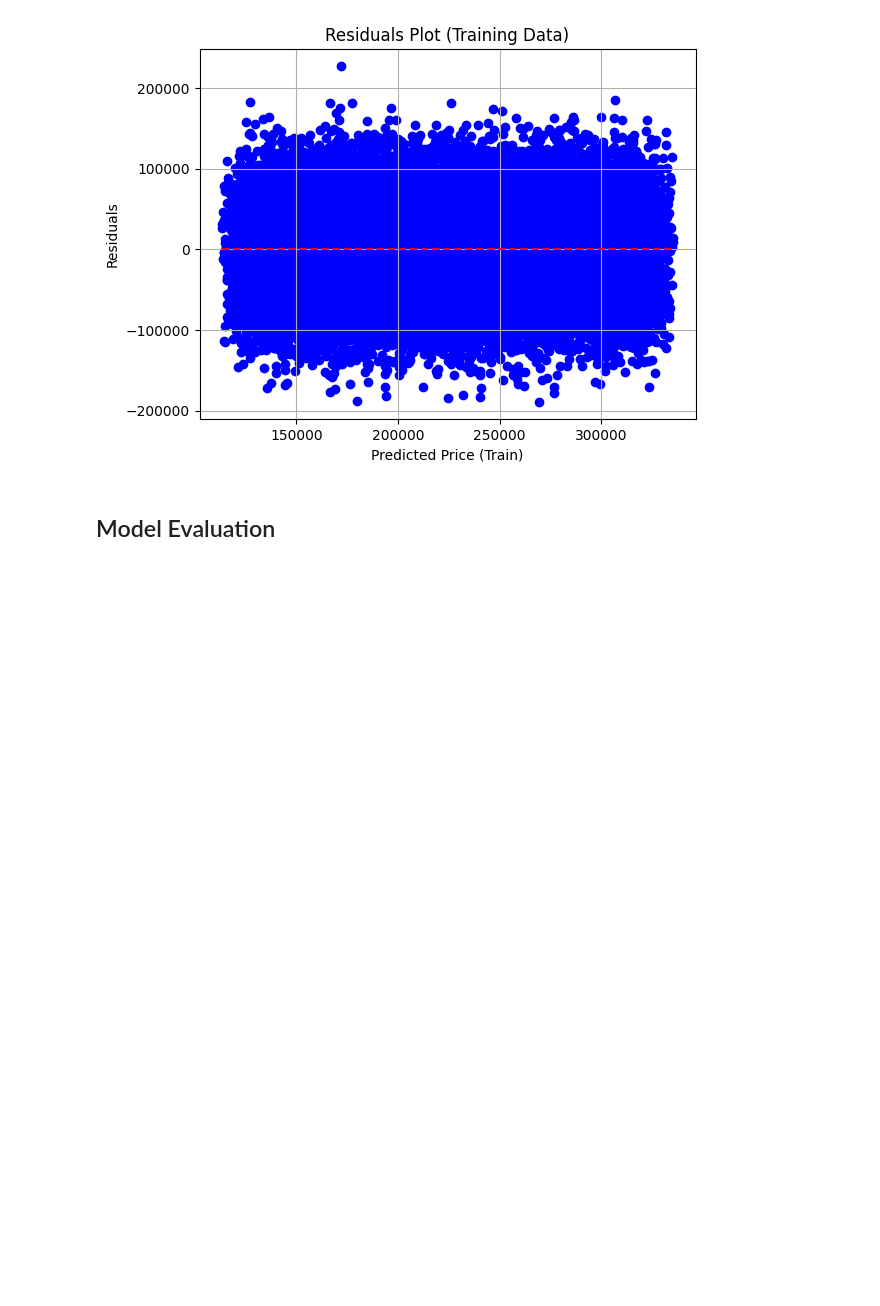
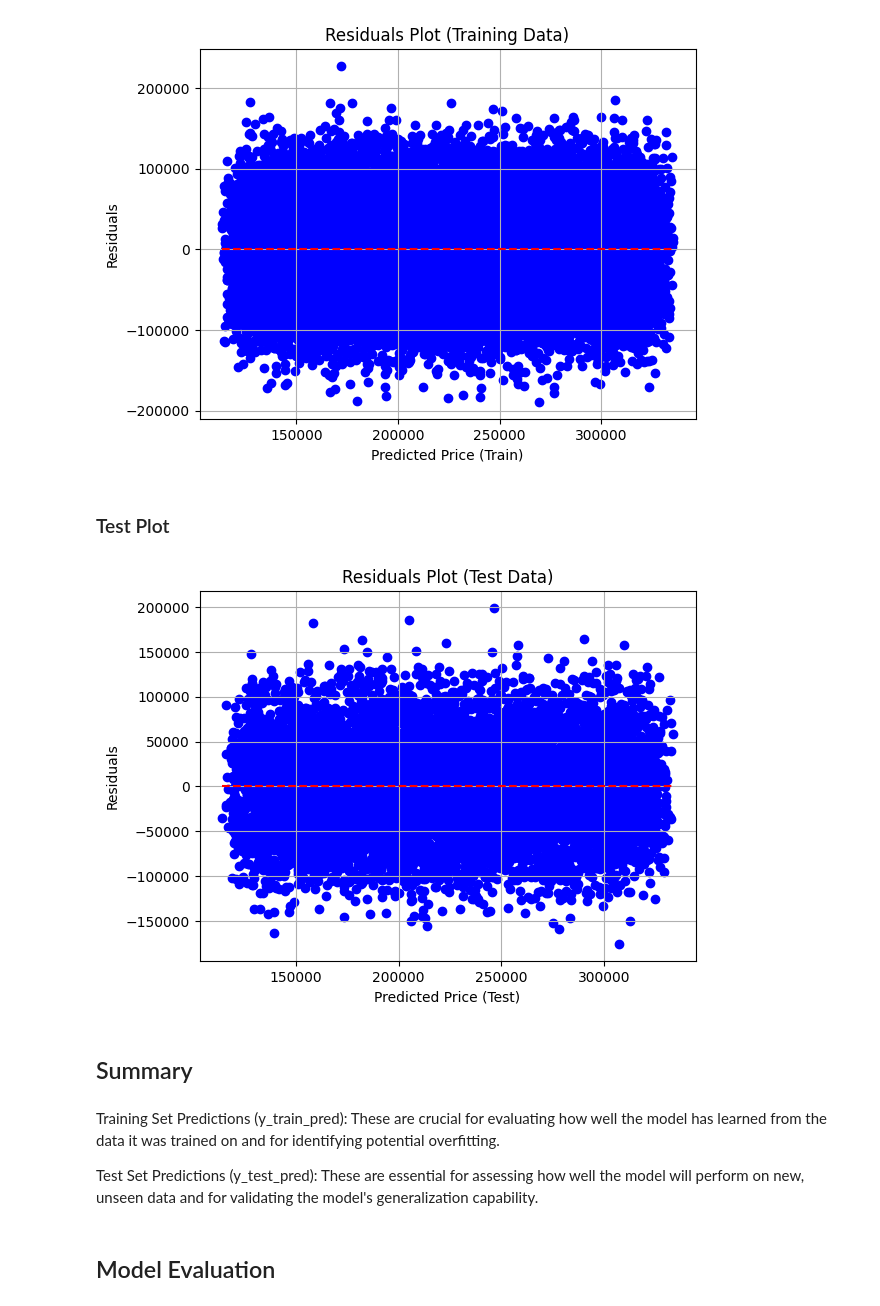
Before and after one commit to Elixirman/Flexi_Gen_AI_DS, a Jupyter notebook: LineaReg_House_Price_Prediction.ipynb, the cells around one changed output. Saved outputs shown, nothing was run; the diff lists cells and outputs as text; code cells hidden in the pictures; blank space fills up the shorter version.

```diff
--- a/LineaReg_House_Price_Prediction.ipynb
+++ b/LineaReg_House_Price_Prediction.ipynb
@@ -675,6 +725,26 @@ plt.grid(True)
 plt.show()
 # %% [output]
 [figure]
+# %% [markdown]
+### Test Plot
+# %%
+# Residuals plot for test data
+residuals_test = y_test - y_test_pred
+plt.scatter(y_test_pred, residuals_test, color='blue')
+plt.hlines(y=0, xmin=y_test_pred.min(), xmax=y_test_pred.max(), colors='red', linestyles='--')
+plt.xlabel('Predicted Price (Test)')
+plt.ylabel('Residuals')
+plt.title('Residuals Plot (Test Data)')
+plt.grid(True)
+plt.show()
+# %% [output]
+[figure, added]
+# %% [markdown]
+## Summary
+# %% [markdown]
+Training Set Predictions (y_train_pred): These are crucial for evaluating how well the model has learned from the data it was trained on and for identifying potential overfitting.
+
+Test Set Predictions (y_test_pred): These are essential for assessing how well the model will perform on new, unseen data and for validating the model's generalization capability.
 # %% [markdown]
 ## Model Evaluation
 # %%
```
Also changed, not shown: parts of 32 cells of this notebook.
